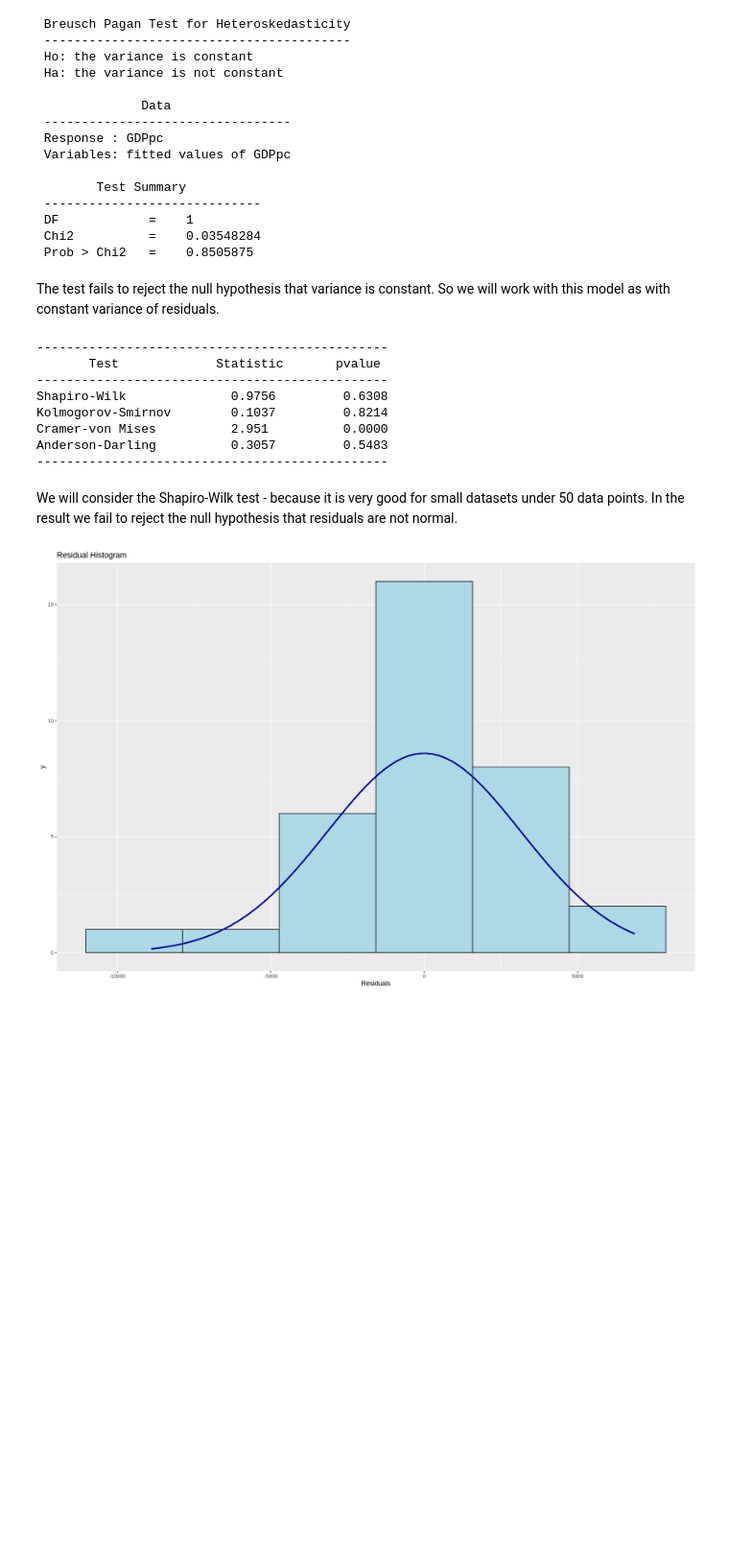
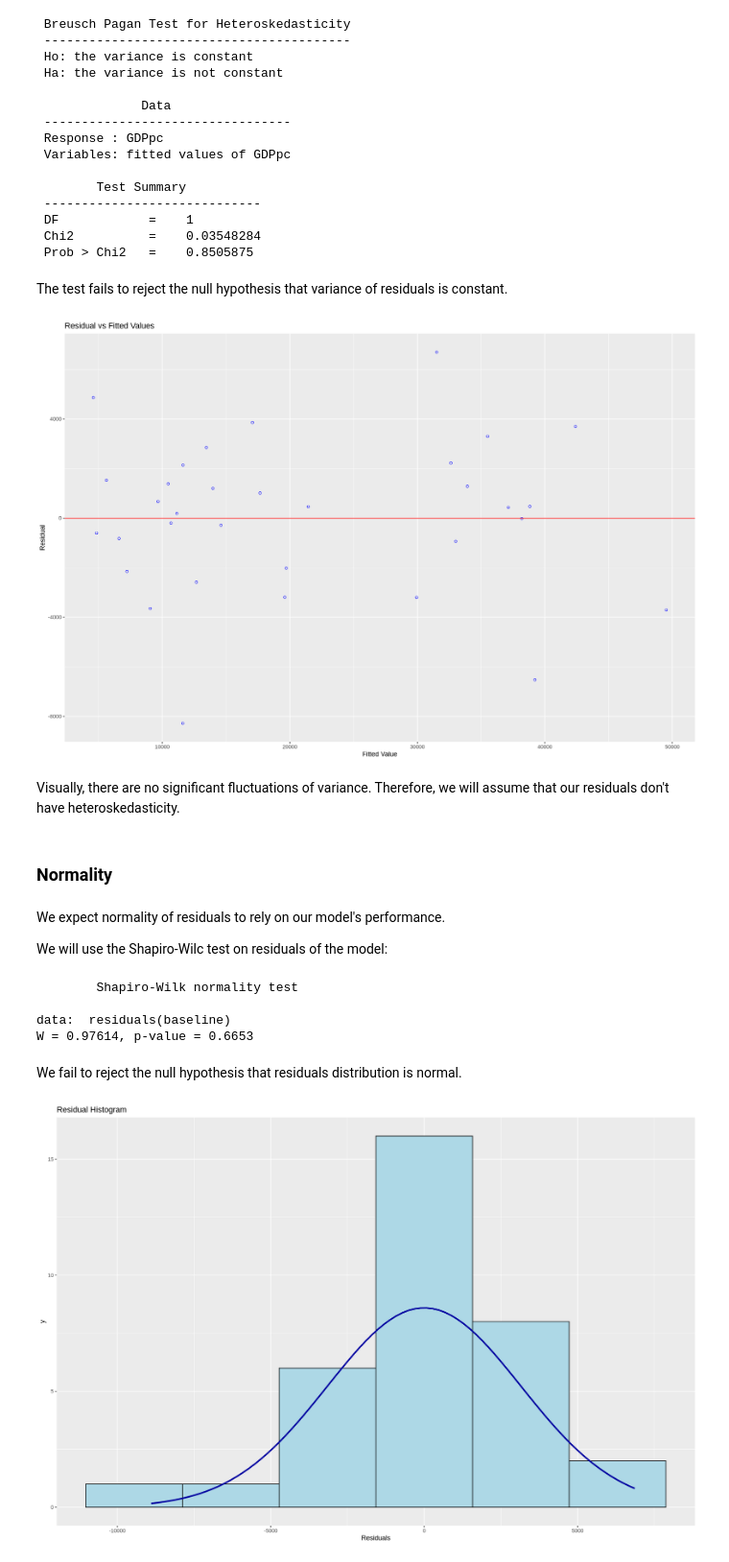
Before and after one commit to nickobard/eurostat-datasets-analysis, a Jupyter notebook: sem-3/semestral-work.ipynb, the cells around one changed output. Shown at 96% size. Drawn from its saved outputs; the diff is of its cells as text; code cells hidden in the pictures; blank space fills up the shorter version.

Commit message:
bardanik: Finish with model assumptions

```diff
--- a/sem-3/semestral-work.ipynb
+++ b/sem-3/semestral-work.ipynb
@@ -950,21 +963,28 @@ ols_test_breusch_pagan(baseline)
  Chi2          =    0.03548284
  Prob > Chi2   =    0.8505875
 # %% [markdown]
-The test fails to reject the null hypothesis that variance is constant. So we will work with this model as with constant variance of residuals.
+The test fails to reject the null hypothesis that variance of residuals is constant.
-# %%
-ols_test_normality(baseline)
-# %% [output]
------------------------------------------------
-       Test             Statistic       pvalue
------------------------------------------------
-Shapiro-Wilk              0.9756         0.6308
-Kolmogorov-Smirnov        0.1037         0.8214
-Cramer-von Mises          2.951          0.0000
-Anderson-Darling          0.3057         0.5483
------------------------------------------------
-# %% [markdown]
-We will consider the Shapiro-Wilk test - because it is very good for small datasets under 50 data points.
-In the result we fail to reject the null hypothesis that residuals are not normal.
+# %%
+ols_plot_resid_fit(baseline)
+# %% [output]
+[figure, added]
+# %% [markdown]
+Visually, there are no significant fluctuations of variance. Therefore, we will assume that our residuals don't have heteroskedasticity.
+# %% [markdown]
+### Normality
+# %% [markdown]
+We expect normality of residuals to rely on our model's performance.
+
+We will use the Shapiro-Wilc test on residuals of the model:
+# %%
+shapiro.test(residuals(baseline))
+# %% [output]
+        Shapiro-Wilk normality test
+
+data:  residuals(baseline)
+W = 0.97614, p-value = 0.6653
+# %% [markdown]
+We fail to reject the null hypothesis that residuals distribution is normal.
 # %%
 ols_plot_resid_hist(baseline)
 # %% [output]
```
Also changed, not shown: parts of 10 cells of this notebook.
